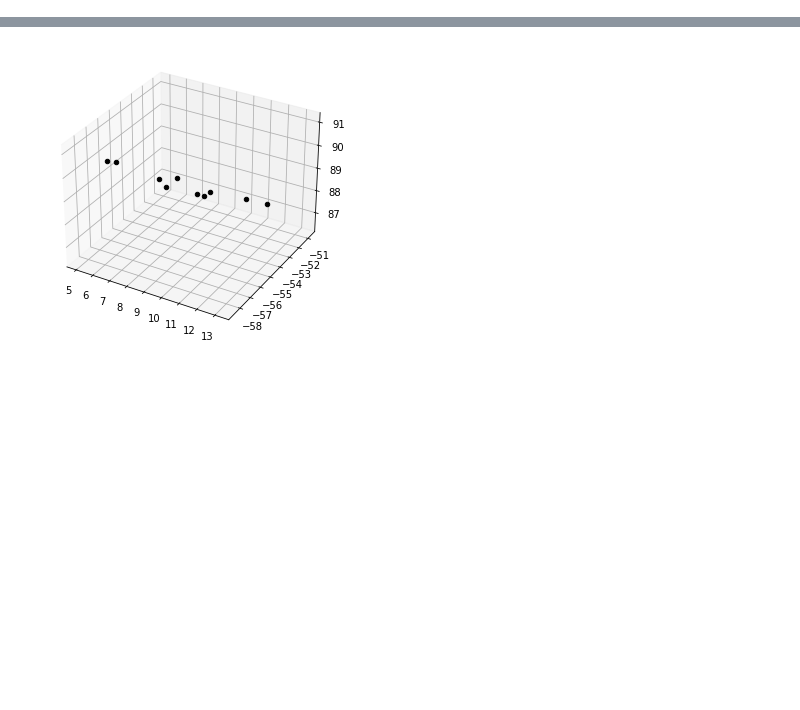
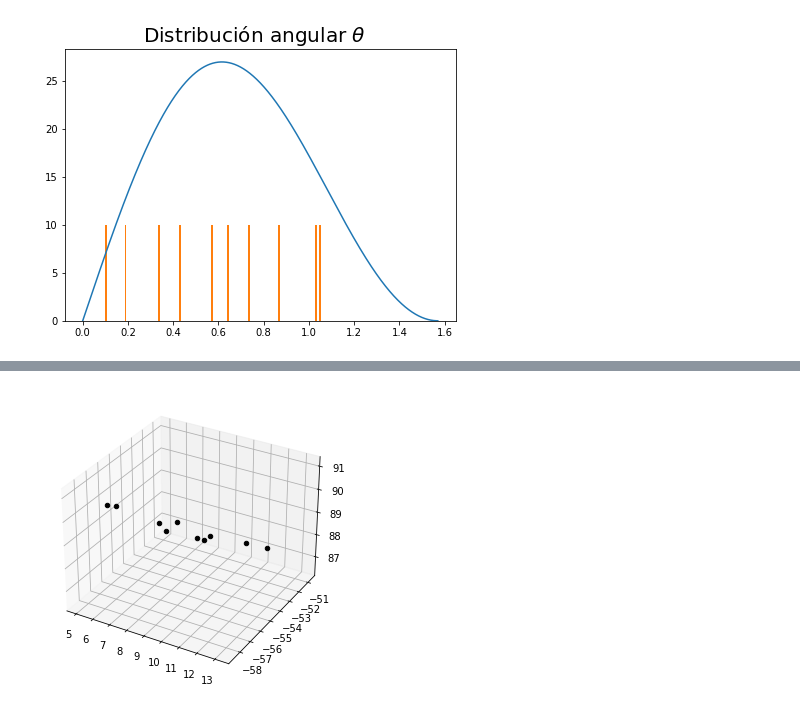
Before and after one commit to mausanram/CodigosICN, a Jupyter notebook: Simulacion_ab_initio/Sim_ab_initio.ipynb, the cells around one changed output, grey strips where cells are left out. Drawn from its saved outputs; the diff is of its cells as text; code cells hidden in the pictures; blank space fills up the shorter version.

```diff
--- a/Simulacion_ab_initio/Sim_ab_initio.ipynb
+++ b/Simulacion_ab_initio/Sim_ab_initio.ipynb
@@ -103,0 +23,5 @@ Número total de eventos simulados:  15710
+# %%
+number_thet = 10
+number_points_per_angle = 10
+
+dict_simulation = muon_generator(E, Theta, Theta_true, Phi, Radio, long_a, long_b, number_thet, number_points_per_angle)
@@ -103,0 +43,14 @@ Número total de eventos simulados:  15710
+# %%
+random_th_array = np.array(dict_simulation['Theta_Radianes'])
+random_phi_array = np.array(dict_simulation['Phi_radianes'])
+
+fig, axs = plt.subplots(figsize=[7,5])
+
+# Theta
+axs.plot(Theta, 70 * Theta_true)
+axs.hist(random_th_array, bins = 110)
+fig.suptitle(r'Distribución angular $\theta$', y = 0.95, size = 20)
+
+plt.show()
+# %% [output]
+[figure, added]
```
Also changed, not shown: parts of 6 cells of this notebook, 3 other files.
